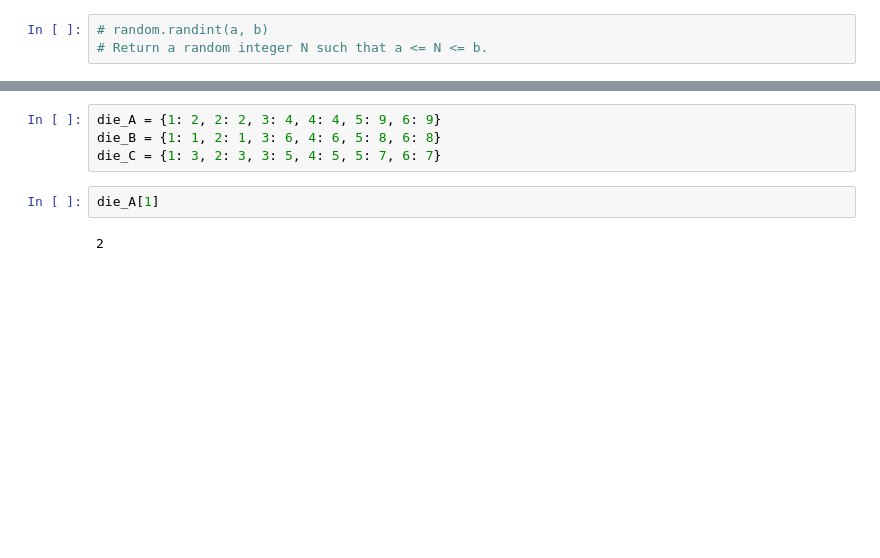
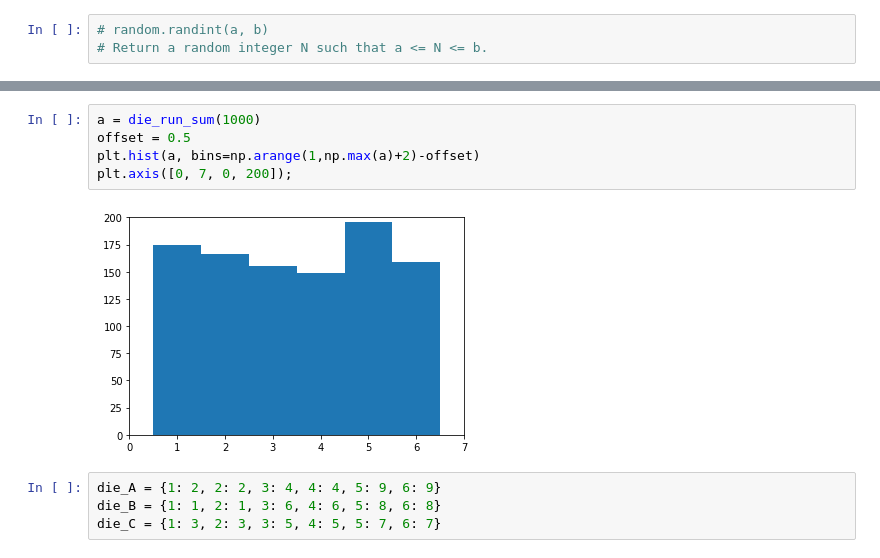
Before and after one commit to jsdiazpo/Nontransitive-Dice, a Jupyter notebook: Nontransitive-dice.ipynb, the cells around one changed output, grey strips where cells are left out. Saved outputs shown, nothing was run; the diff lists cells and outputs as text; blank space fills up the shorter version.

```diff
--- a/Nontransitive-dice.ipynb
+++ b/Nontransitive-dice.ipynb
@@ -17,8 +18,11 @@ plt.hist(dice_sum);
+# %%
+a = die_run_sum(1000)
+offset = 0.5
+plt.hist(a, bins=np.arange(1,np.max(a)+2)-offset)
+plt.axis([0, 7, 0, 200]);
+# %% [output]
+[figure, added]
 # %%
 die_A = {1: 2, 2: 2, 3: 4, 4: 4, 5: 9, 6: 9}
 die_B = {1: 1, 2: 1, 3: 6, 4: 6, 5: 8, 6: 8}
 die_C = {1: 3, 2: 3, 3: 5, 4: 5, 5: 7, 6: 7}
-# %%
-die_A[1]
-# %% [output]
-2
```
Also changed, not shown: parts of 9 cells of this notebook.
